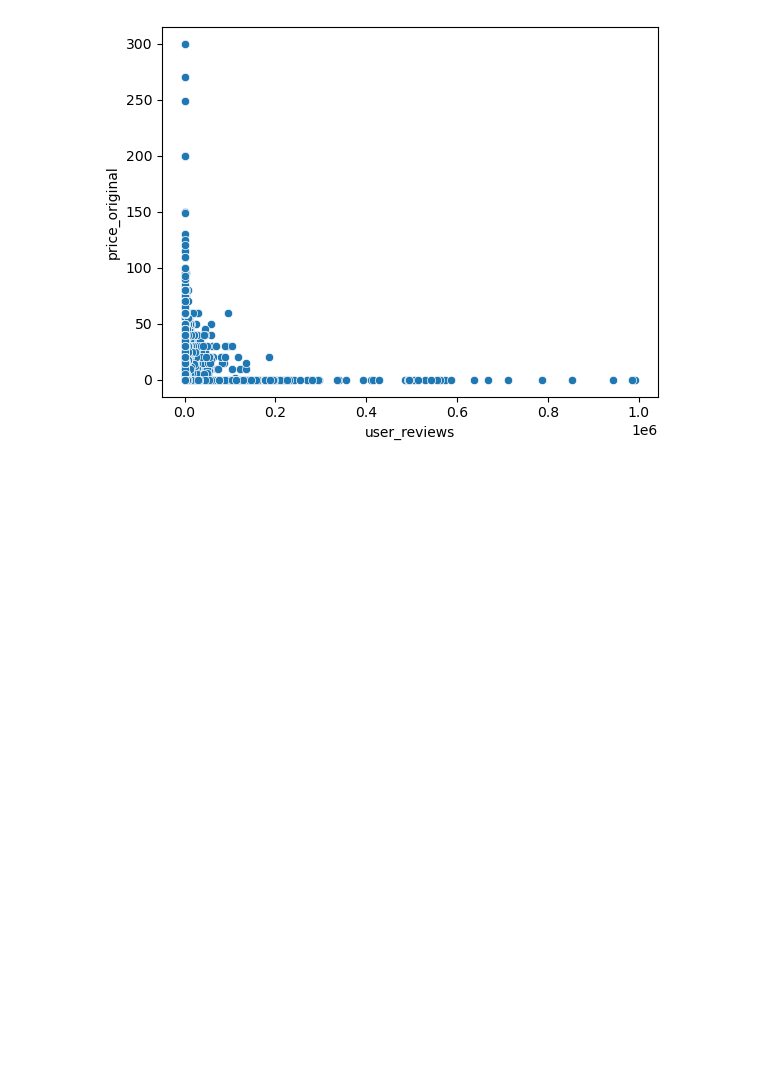
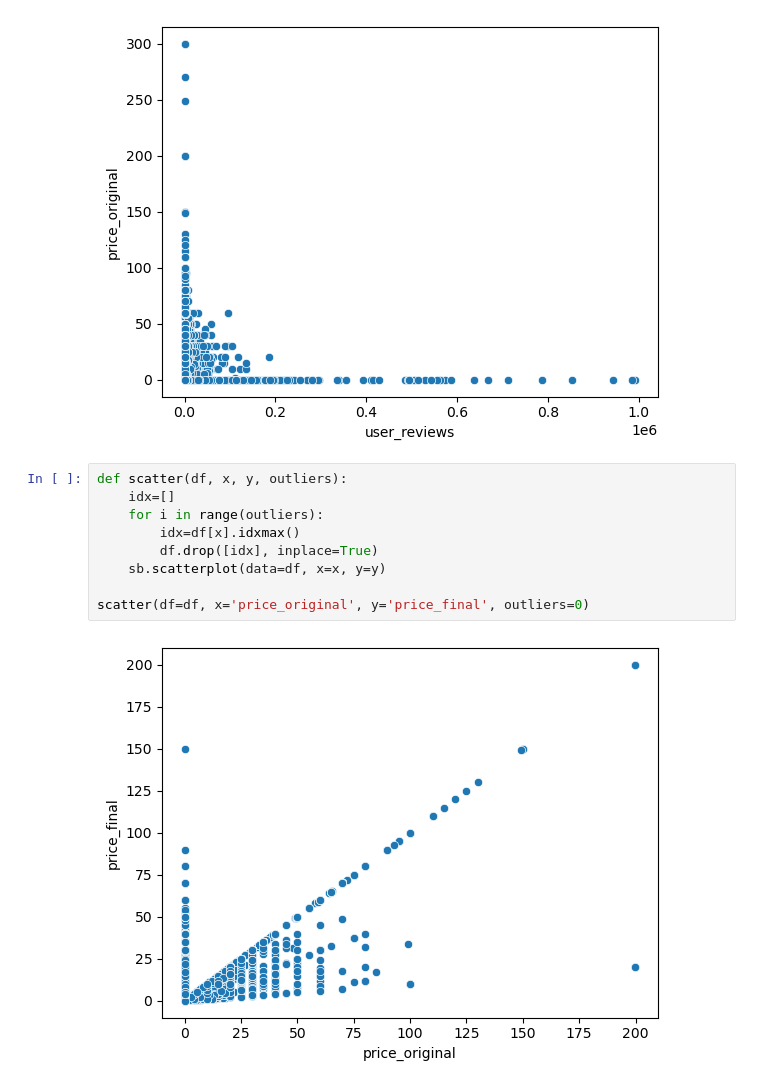
Before and after one commit to Charred-Baguette/AI-AT-CCIC, a Jupyter notebook: Semester 1/Games/Games Exit Tickets.ipynb, the cells around one changed output. Saved outputs shown, nothing was run; the diff lists cells and outputs as text; blank space fills up the shorter version.

```diff
--- a/Semester 1/Games/Games Exit Tickets.ipynb
+++ b/Semester 1/Games/Games Exit Tickets.ipynb
@@ -46,3 +46,14 @@ def scatter(df, x, y, outliers):
 scatter(df=df, x='user_reviews', y='price_original', outliers=3)
 # %% [output]
 [figure]
+# %%
+def scatter(df, x, y, outliers):
+    idx=[]
+    for i in range(outliers):
+        idx=df[x].idxmax()
+        df.drop([idx], inplace=True)
+    sb.scatterplot(data=df, x=x, y=y)
+
+scatter(df=df, x='price_original', y='price_final', outliers=0)
+# %% [output]
+[figure, added]
```
Also changed, not shown: 1 other file.
